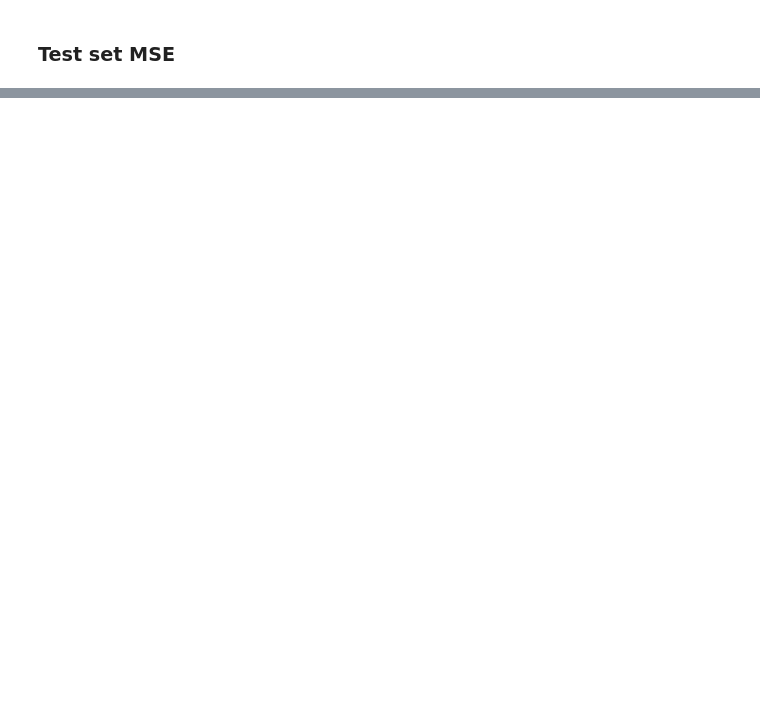
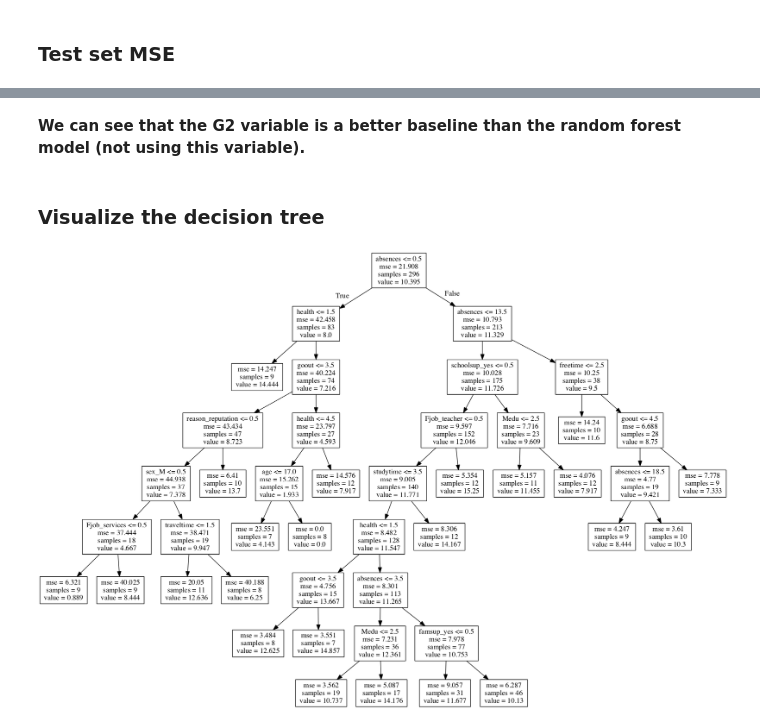
Before and after one commit to hobil/notebooks, a Jupyter notebook: student_performance/Student_Performance.ipynb, the cells around one changed output, grey strips where cells are left out. Drawn from its saved outputs; the diff is of its cells as text; code cells hidden in the pictures; blank space fills up the shorter version.

```diff
--- a/student_performance/Student_Performance.ipynb
+++ b/student_performance/Student_Performance.ipynb
@@ -193,6 +270,7 @@ model.score(X_test,y_test)
 # %%
 from sklearn.tree import DecisionTreeRegressor
 # %%
-model2 = DecisionTreeRegressor(min_samples_leaf=10, min_impurity_decrease=0.1, max_features=10, min_samples_split=10, max_depth=12)
-model2.fit(X_train.values, y_train.values)
+model_dt = DecisionTreeRegressor(min_samples_leaf=7,
+                               max_depth=8)
+model_dt.fit(X_train.values, y_train.values)
 # %% [output]
@@ -390,17 +290,0 @@ print(mean_squared_error(y_test, y_test_predict1))
-# %%
-from sklearn.tree import export_graphviz
-import datetime
-import os
-
-FEATURES = X_train_scaled.columns
-
-i = str(datetime.datetime.now())
-
-trees_path = '.'
-
-filename_dot = os.path.join(trees_path, 'tree' + '.dot')
-filename_png = os.path.join(trees_path, 'tree' + '.png')
-with open(filename_dot, 'w') as f:
-    f = export_graphviz(m2, out_file=f, feature_names=FEATURES)
-
-!dot -Tpng $filename_dot -o $filename_png
@@ -414,0 +300,6 @@ y_test.hist()
+# %%
+model_rf = RandomForestRegressor(n_estimators=1000,
+                                 min_samples_leaf=3,
+                                 max_features='auto',
+                                 max_depth=10)
+model_rf.fit(X_train, y_train.values)
@@ -414,0 +381,22 @@ y_test.hist()
+# %% [markdown]
+**We can see that the G2 variable is a better baseline than the random forest model (not using this variable).**
+# %% [markdown]
+### Visualize the decision tree
+# %%
+from sklearn.tree import export_graphviz
+from IPython.display import Image
+
+FEATURES = X_train.columns
+
+filename_dot = 'tree.dot'
+filename_png = 'tree.png'
+with open(filename_dot, 'w') as f:
+    f = export_graphviz(model_dt, out_file=f, feature_names=FEATURES)
+
+# convert dot to png
+!dot -Tpng $filename_dot -o $filename_png
+
+# display the image
+Image(filename = filename_png)
+# %% [output]
+[figure, added]
```
Also changed, not shown: parts of 72 cells of this notebook, 2 other files.
